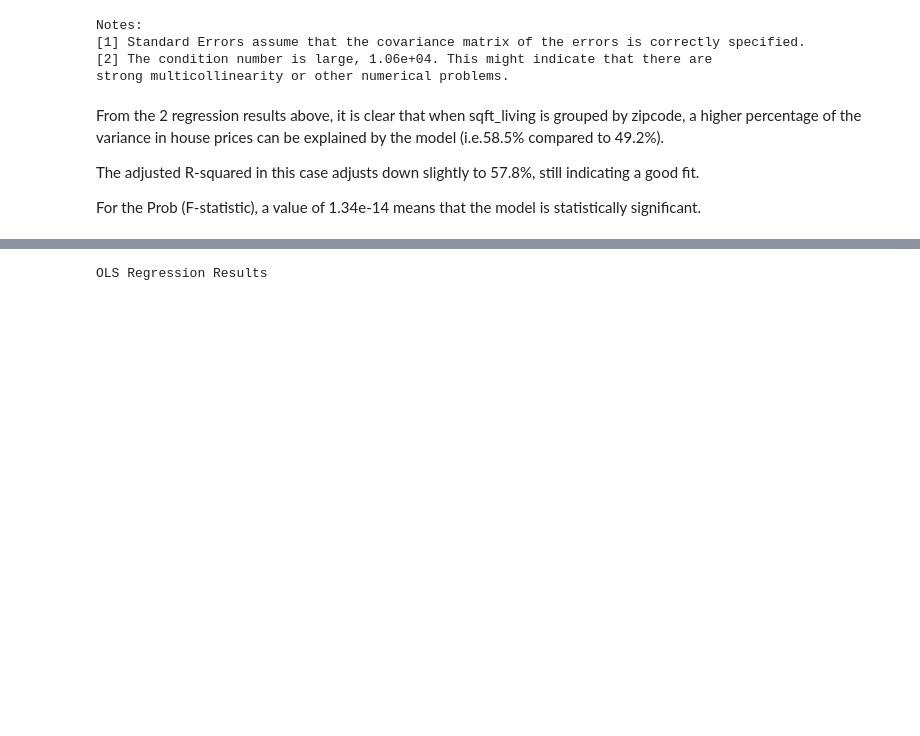
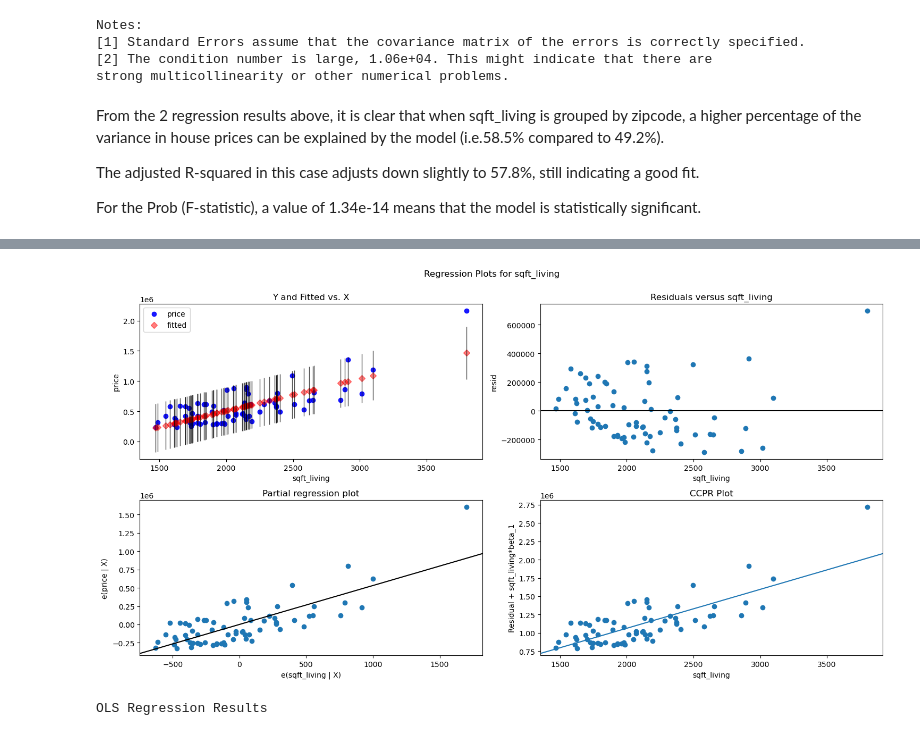
Before and after one commit to Patriciangugi/Project-Phase-2, a Jupyter notebook: Members/Hanan.ipynb, the cells around one changed output, grey strips where cells are left out. Drawn from its saved outputs; the diff is of its cells as text; code cells hidden in the pictures; blank space fills up the shorter version.

```diff
--- a/Members/Hanan.ipynb
+++ b/Members/Hanan.ipynb
@@ -720,3 +751,10 @@ For the Prob (F-statistic), a value of 1.34e-14 means that the model is statisti
+# %%
+# Next we test for variance and heteroscedasticity to confirm that the assumptions of OLS are not violated
+fig = plt.figure(figsize=(15,8))
+fig = sm.graphics.plot_regress_exog(model_price_sqft, "sqft_living", fig=fig)
+plt.show()
+# %% [output]
+[figure, added]
 # %%
 formula2 = 'price ~ bathrooms'
 
```
Also changed, not shown: parts of 34 cells of this notebook.
